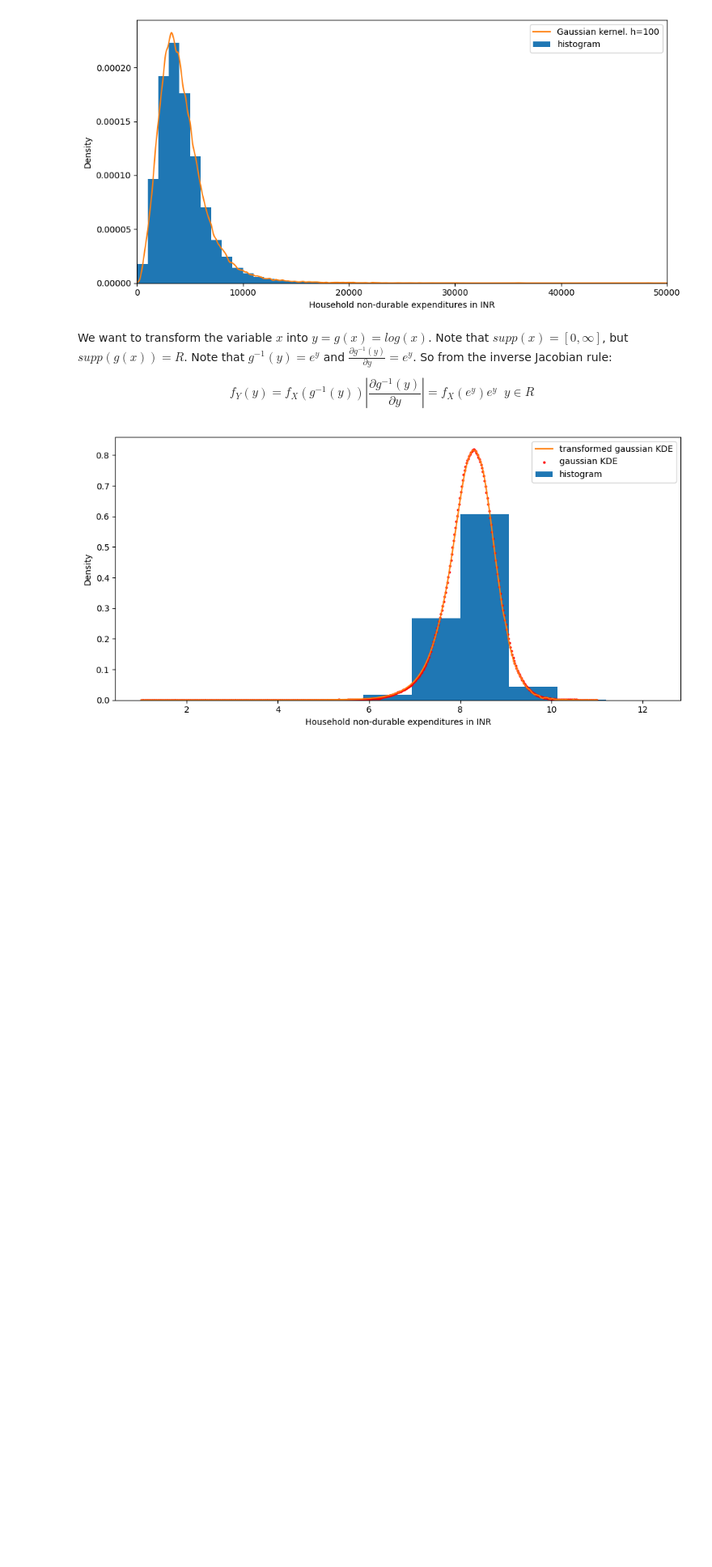
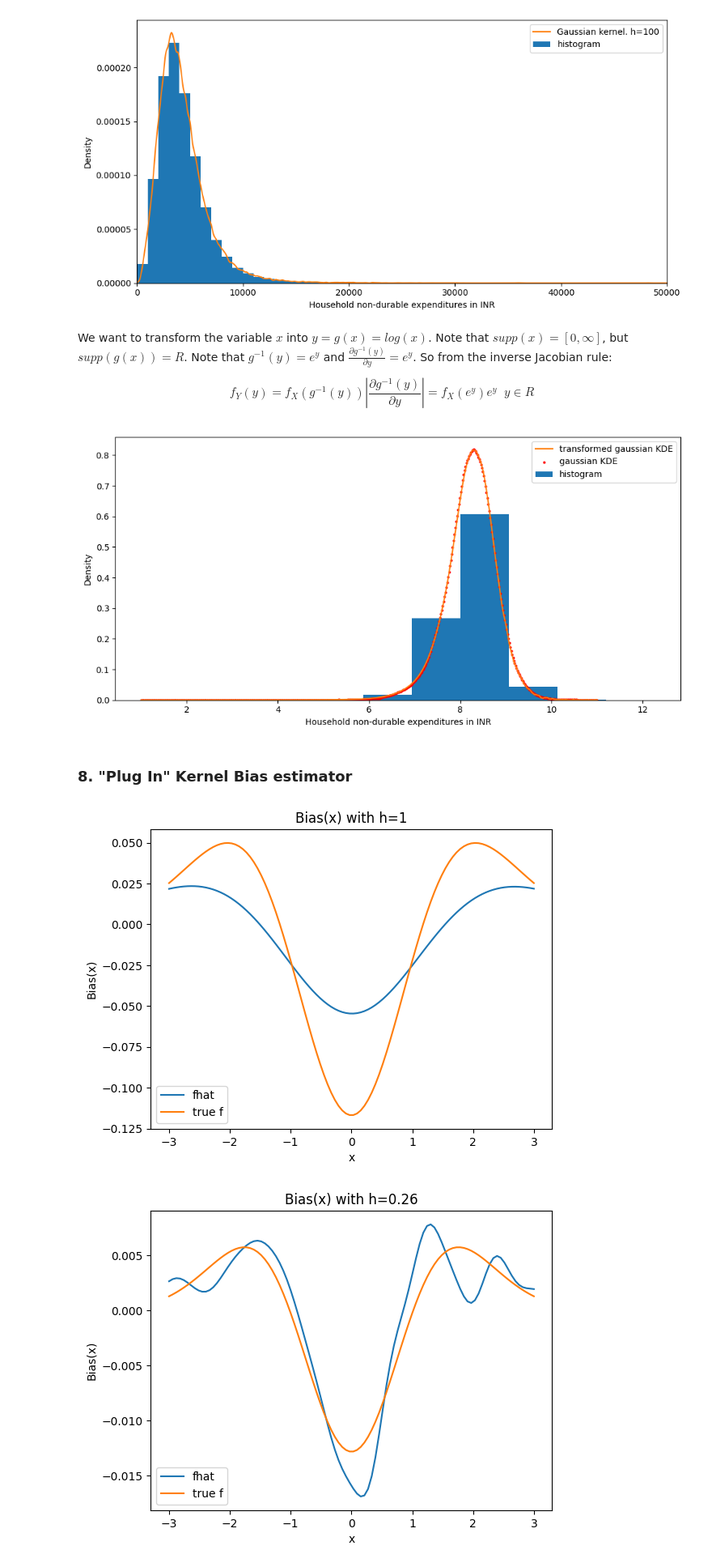
Before and after one commit to thorlarson/ARE212_ProblemSets, a Jupyter notebook: PS1/code/pset1_notebook.ipynb, the cells around one changed output. Shown: that part at 81% size. Cells and saved outputs as stored; diff of their text form; code cells hidden in the pictures; blank space fills up the shorter version.

```diff
--- a/PS1/code/pset1_notebook.ipynb
+++ b/PS1/code/pset1_notebook.ipynb
@@ -133,3 +133,42 @@ fig.savefig("../output/fig_kernel_transformed_gauss_kde.png")
 plt.show()
 # %% [output]
 [figure]
+# %% [markdown]
+### 8. "Plug In" Kernel Bias estimator
+# %%
+# Define DGP
+np.random.seed(1234)
+N = 1000
+Zdist = iid.norm()
+Z = Zdist.rvs(N)
+
+
+# set h and do KDE
+h_opt = Z.std()*N**(-1/5)*1.06 # Silverman bandwidth
+H = [1, round(h_opt,2), 0.01]
+i = 0
+for h in H:
+    est = KernelDensityEstimator(Z, h, kernel="gaussian")
+
+    X = np.linspace(-3, 3, 100)
+
+    ## Generate values for bias under both true and estimated f
+    bias_est = kernel_bias(est.kernel, est.fhat, est.h)
+    bias_true = kernel_bias(est.kernel, Zdist.pdf, est.h)
+    Y = []
+    Y.append([bias_est(x) for x in X])
+    Y.append([bias_true(x) for x in X])
+    Y = np.array(Y)
+
+    # plot it
+    plt.plot(X, Y.T)
+    plt.xlabel("x")
+    plt.ylabel("Bias(x)")
+    plt.legend(['fhat', 'true f'])
+    plt.title(f"Bias(x) with h={h}")
+    plt.savefig(f'../output/fig_bias_{i}.png')
+    plt.show()
+    i += 1
+# %% [output]
+[figure, added]
+[figure, added]
```
Also changed, not shown: parts of 1 cell of this notebook, 5 other files.
